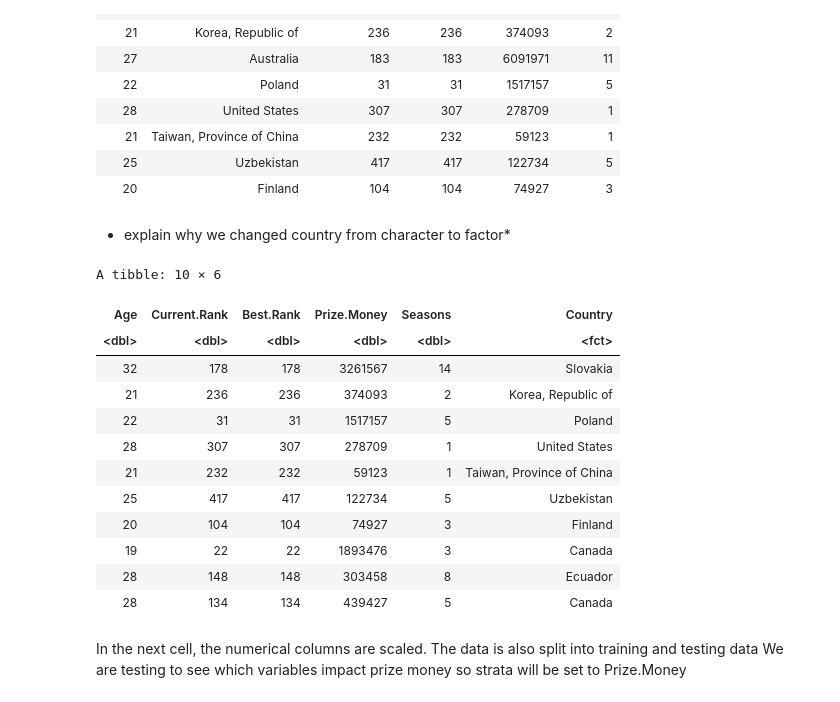
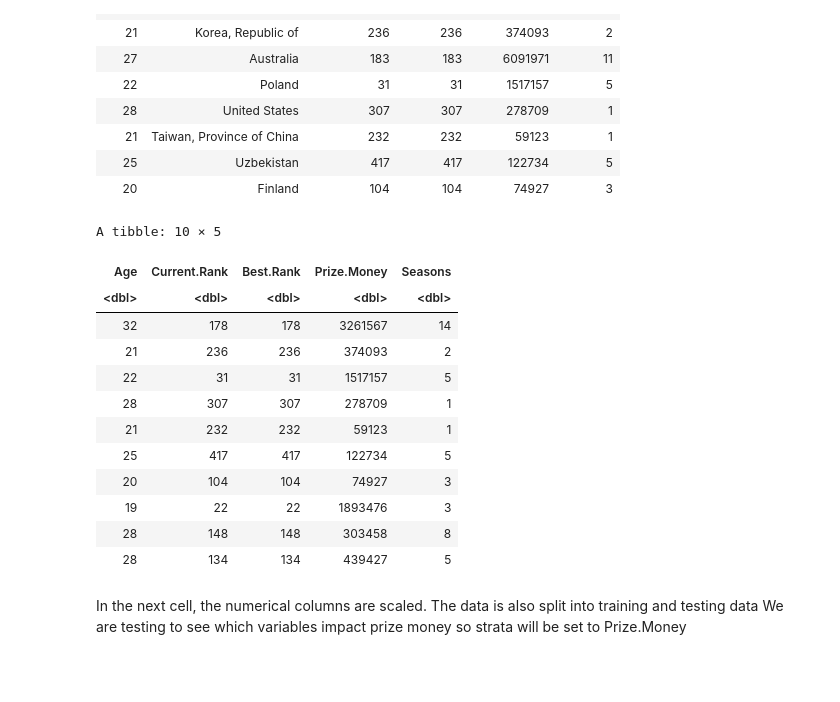
Before and after one commit to navg1250/dsci-project-report, a Jupyter notebook: redone_proposal.ipynb, the cells around one changed output. Saved outputs shown, nothing was run; the diff lists cells and outputs as text; code cells hidden in the pictures; blank space fills up the shorter version.

```diff
--- a/redone_proposal.ipynb
+++ b/redone_proposal.ipynb
@@ -129,36 +144,34 @@ A tibble: 10 × 6
 | 21 | Taiwan, Province of China | 232 | 232 | 59123 | 1 |
 | 25 | Uzbekistan | 417 | 417 | 122734 | 5 |
 | 20 | Finland | 104 | 104 | 74927 | 3 |
-# %% [markdown]
-* explain why we changed country from character to factor*
 # %%
-# change the column country from character to factor
-tennis_change_country <- mutate(tennis_remove_rows, Country = as.factor(Country)) %>%
-select(Age:Seasons) %>%
-na.omit()
+#filter for prize money less than $10,000,000 to remove outliers imapcting relationships
+#country isn't selected, because even though there is a lot of data points, we didn't have a use for it
+#remove NA's from data
+tennis_clean <- tennis_remove_rows %>%
+    na.omit() %>%
+    filter(Prize.Money < 5000000) %>%
+    select(Age, Current.Rank, Best.Rank, Prize.Money, Seasons)
 
-#filter for prize money less than $10,000,000 to remove outliers imapcting relationships
-tennis_clean <- tennis_change_country %>%
-    filter(Prize.Money < 5000000) %>%
-    select(Age, Current.Rank, Best.Rank, Prize.Money, Seasons, Country)
 
+#show clean data
 tennis_clean_show <- tennis_clean %>%
     slice(1:10)
 tennis_clean_show
 # %% [output]
-A tibble: 10 × 6
+A tibble: 10 × 5
-| Age | Current.Rank | Best.Rank | Prize.Money | Seasons | Country |
-| <dbl> | <dbl> | <dbl> | <dbl> | <dbl> | <fct> |
-| 32 | 178 | 178 | 3261567 | 14 | Slovakia |
-| 21 | 236 | 236 | 374093 | 2 | Korea, Republic of |
-| 22 | 31 | 31 | 1517157 | 5 | Poland |
-| 28 | 307 | 307 | 278709 | 1 | United States |
-| 21 | 232 | 232 | 59123 | 1 | Taiwan, Province of China |
-| 25 | 417 | 417 | 122734 | 5 | Uzbekistan |
-| 20 | 104 | 104 | 74927 | 3 | Finland |
-| 19 | 22 | 22 | 1893476 | 3 | Canada |
-| 28 | 148 | 148 | 303458 | 8 | Ecuador |
-| 28 | 134 | 134 | 439427 | 5 | Canada |
+| Age | Current.Rank | Best.Rank | Prize.Money | Seasons |
+| <dbl> | <dbl> | <dbl> | <dbl> | <dbl> |
+| 32 | 178 | 178 | 3261567 | 14 |
+| 21 | 236 | 236 | 374093 | 2 |
+| 22 | 31 | 31 | 1517157 | 5 |
+| 28 | 307 | 307 | 278709 | 1 |
+| 21 | 232 | 232 | 59123 | 1 |
+| 25 | 417 | 417 | 122734 | 5 |
+| 20 | 104 | 104 | 74927 | 3 |
+| 19 | 22 | 22 | 1893476 | 3 |
+| 28 | 148 | 148 | 303458 | 8 |
+| 28 | 134 | 134 | 439427 | 5 |
 # %% [markdown]
 In the next cell, the numerical columns are scaled.
 The data is also split into training and testing data
```
Also changed, not shown: parts of 25 cells of this notebook.
